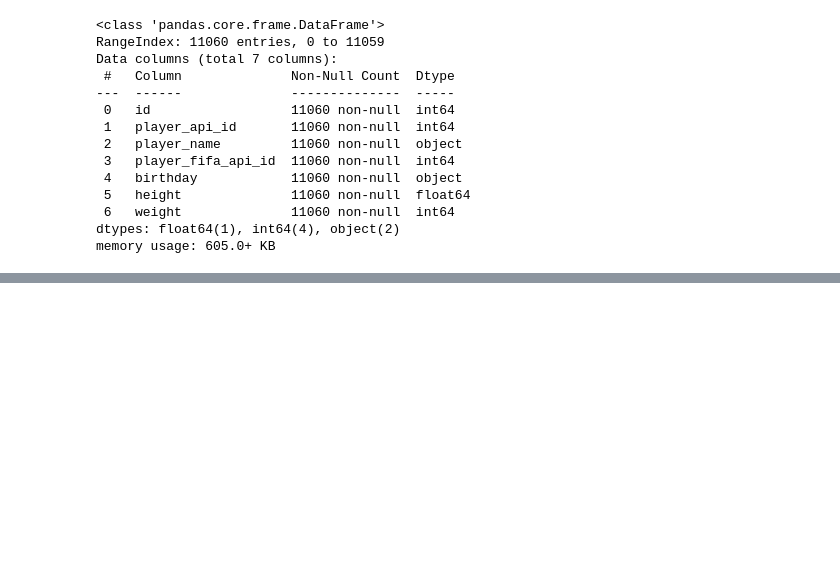
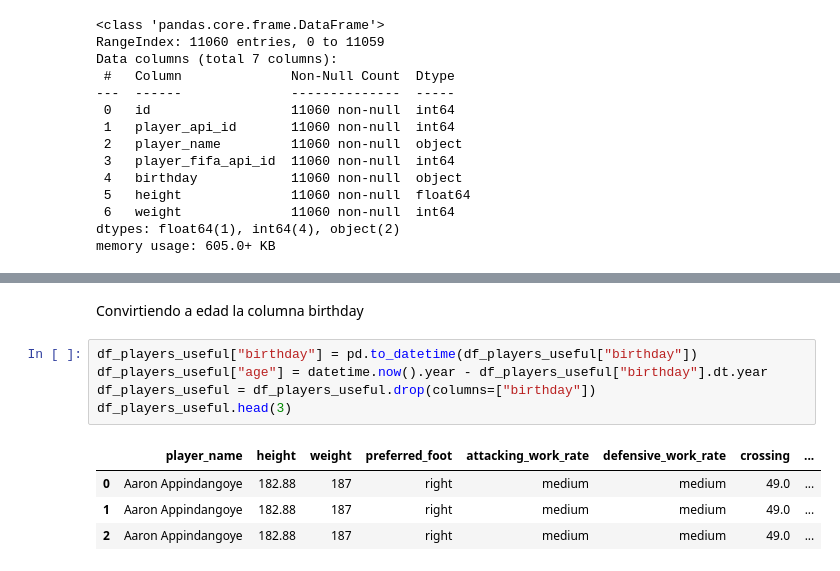
Before and after one commit to abelito89/uefa_champions_league, a Jupyter notebook: notebooks/analisis.ipynb, the cells around one changed output, grey strips where cells are left out. Drawn from its saved outputs; the diff is of its cells as text; blank space fills up the shorter version.

```diff
--- a/notebooks/analisis.ipynb
+++ b/notebooks/analisis.ipynb
@@ -109,0 +167,12 @@ memory usage: 22.8+ MB
+# %% [markdown]
+Convirtiendo a edad la columna birthday
+# %%
+df_players_useful["birthday"] = pd.to_datetime(df_players_useful["birthday"])
+df_players_useful["age"] = datetime.now().year - df_players_useful["birthday"].dt.year
+df_players_useful = df_players_useful.drop(columns=["birthday"])
+df_players_useful.head(3)
+# %% [output]
+|  | player_name | height | weight | preferred_foot | attacking_work_rate | defensive_work_rate | crossing | ... |
+| 0 | Aaron Appindangoye | 182.88 | 187 | right | medium | medium | 49.0 | ... |
+| 1 | Aaron Appindangoye | 182.88 | 187 | right | medium | medium | 49.0 | ... |
+| 2 | Aaron Appindangoye | 182.88 | 187 | right | medium | medium | 49.0 | ... |
```
Also changed, not shown: parts of 20 cells of this notebook, 1 other file.
